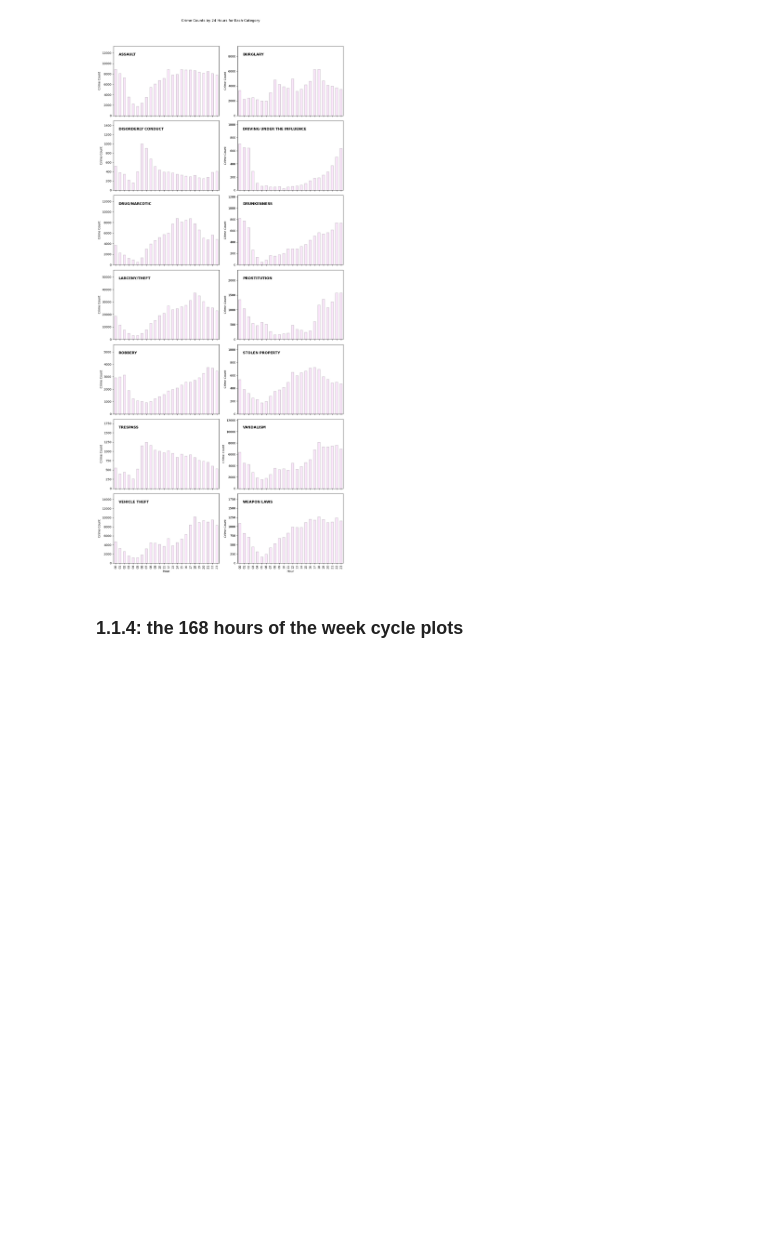
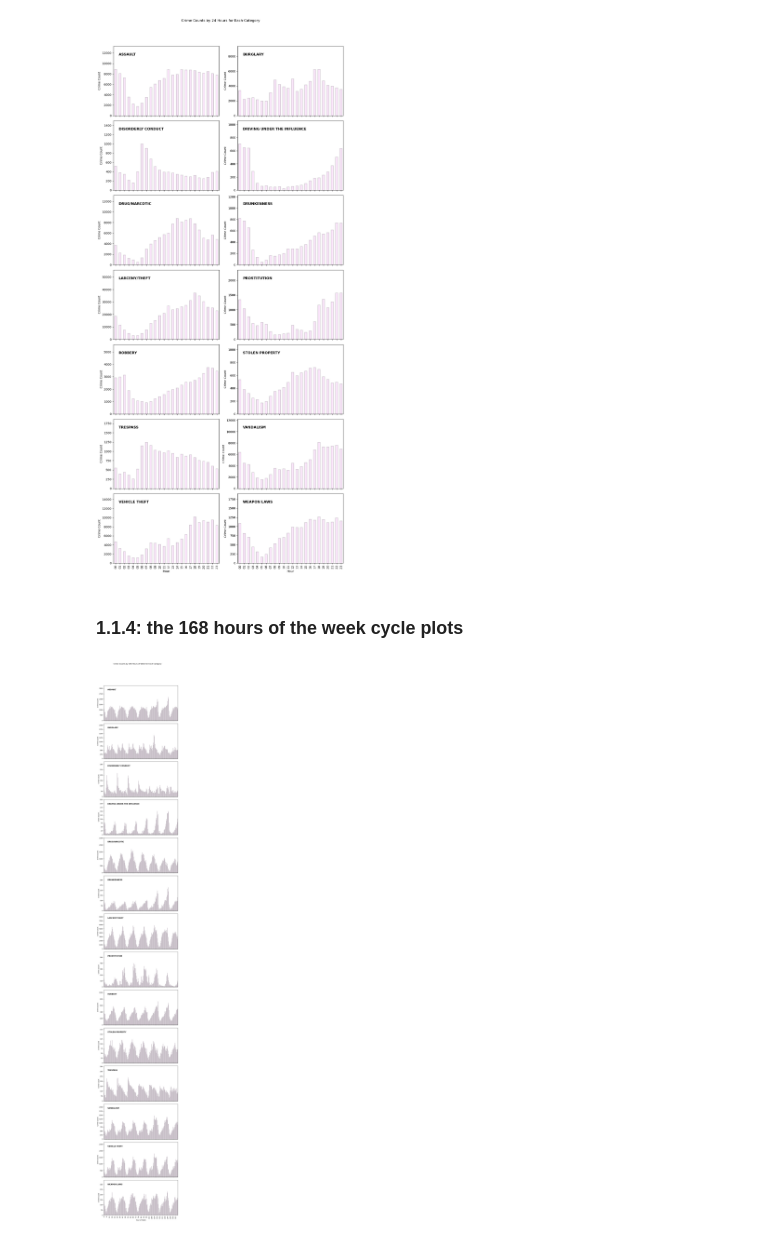
Before and after one commit to shakirmshaker/SocialDataGroup4, a Jupyter notebook: assignment1.ipynb, the cells around one changed output. Cells and saved outputs as stored; diff of their text form; code cells hidden in the pictures; blank space fills up the shorter version.

```diff
--- a/assignment1.ipynb
+++ b/assignment1.ipynb
@@ -153,31 +153,33 @@ data = required_range_data[required_range_data['Category'].isin(focuscrimes)]
 # statistics
 data['Hour'] = data['Time'].astype(str).str[0:2].astype(int)
 DaysNumber = {'Monday': 0, 'Tuesday': 1*24, 'Wednesday': 2*24, 'Thursday': 3*24, 'Friday': 4*24, 'Saturday': 5*24, 'Sunday': 6*24}
 data['HourOfWeek'] = data['DayOfWeek'].map(DaysNumber) + data['Hour']
 
 result = data.groupby(['Category', 'HourOfWeek']).size().unstack()
 
 # start initializing the whole barcharts
 num_subplot_rows = len(focuscrimes)
 fig, axes = plt.subplots(num_subplot_rows, 1, figsize=(8, 4 * num_subplot_rows))
 fig.suptitle('Crime Counts by 186 Hours of Week for Each Category')
 
 # start initializing the sub barcharts
 for i, category in enumerate(categories):
     ax = axes[i]
     result.loc[category].plot(kind='bar', ax=ax, color='violet', alpha=0.2, edgecolor='black', linewidth=1.5)
     # render sub barchart
     ax.text(0.05, 0.9, category, transform=ax.transAxes, fontsize=12, fontweight='bold', va='top')
     ax.set_ylabel('Crime Count')
     ax.set_ylim(0, 1.5 * result.loc[category].max())
     #only charts in last line show labels in x
     if i == num_subplot_rows - 1:
         ax.set_xlabel('Hour of Week')
-        ax.set_xticks(range(0, 200, 6))
+        ax.set_xticks(range(0, 168, 6))
     else:
         ax.set_xlabel('')
         ax.set_xticklabels([])
 
 # show
 plt.tight_layout(rect=[0, 0.03, 1, 0.95])
 plt.show()
+# %% [output]
+[figure, added]
```
Also changed, not shown: parts of 4 cells of this notebook.
